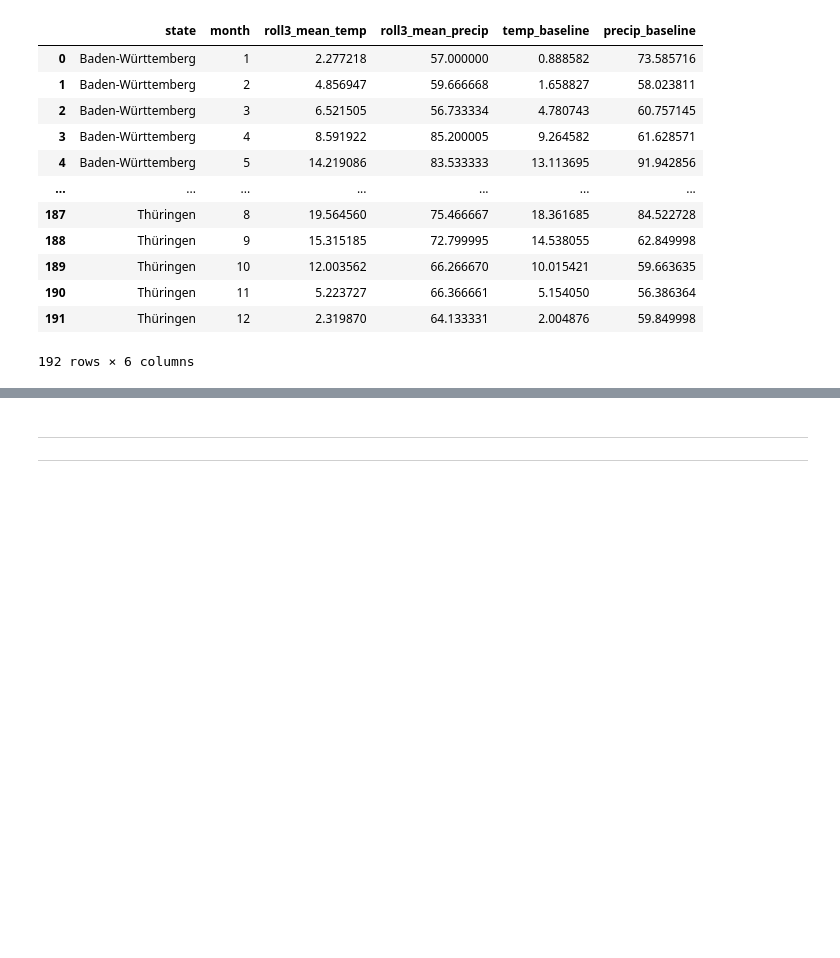
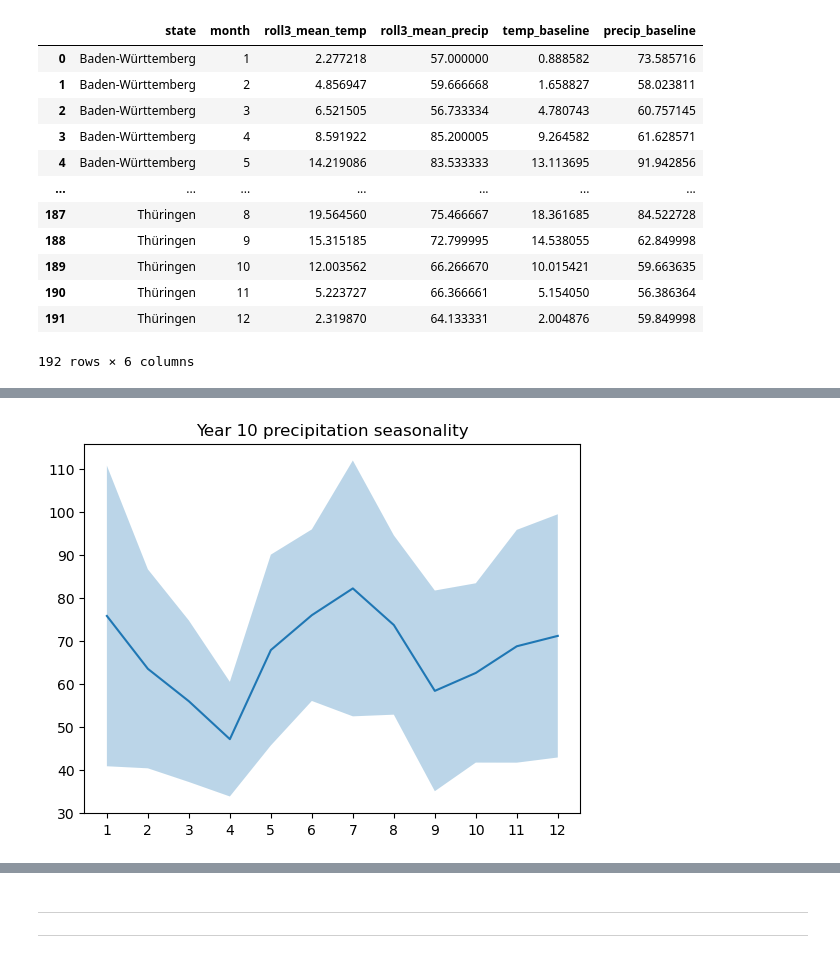
Before and after one commit to delmurphy/wildsignal, a Jupyter notebook: Notebooks/6.Streamlit_app.ipynb, the cells around one changed output, grey strips where cells are left out. Saved outputs shown, nothing was run; the diff lists cells and outputs as text; code cells hidden in the pictures; blank space fills up the shorter version.

```diff
--- a/Notebooks/6.Streamlit_app.ipynb
+++ b/Notebooks/6.Streamlit_app.ipynb
@@ -332,0 +378,20 @@ future_weather
+# %%
+%matplotlib inline
+
+year_data = future_weather[future_weather['future_year_offset'] == 10]
+
+agg = year_data.groupby('month')['simulated_precip'].agg(['mean','std']).reset_index()
+
+plt.plot(agg['month'], agg['mean'])
+plt.fill_between(
+    agg['month'],
+    agg['mean'] - agg['std'],
+    agg['mean'] + agg['std'],
+    alpha=0.3
+)
+
+plt.xticks(range(1,13))
+plt.title('Year 10 precipitation seasonality')
+plt.show()
+# %% [output]
+[figure, added]
```
Also changed, not shown: parts of 3 cells of this notebook.
